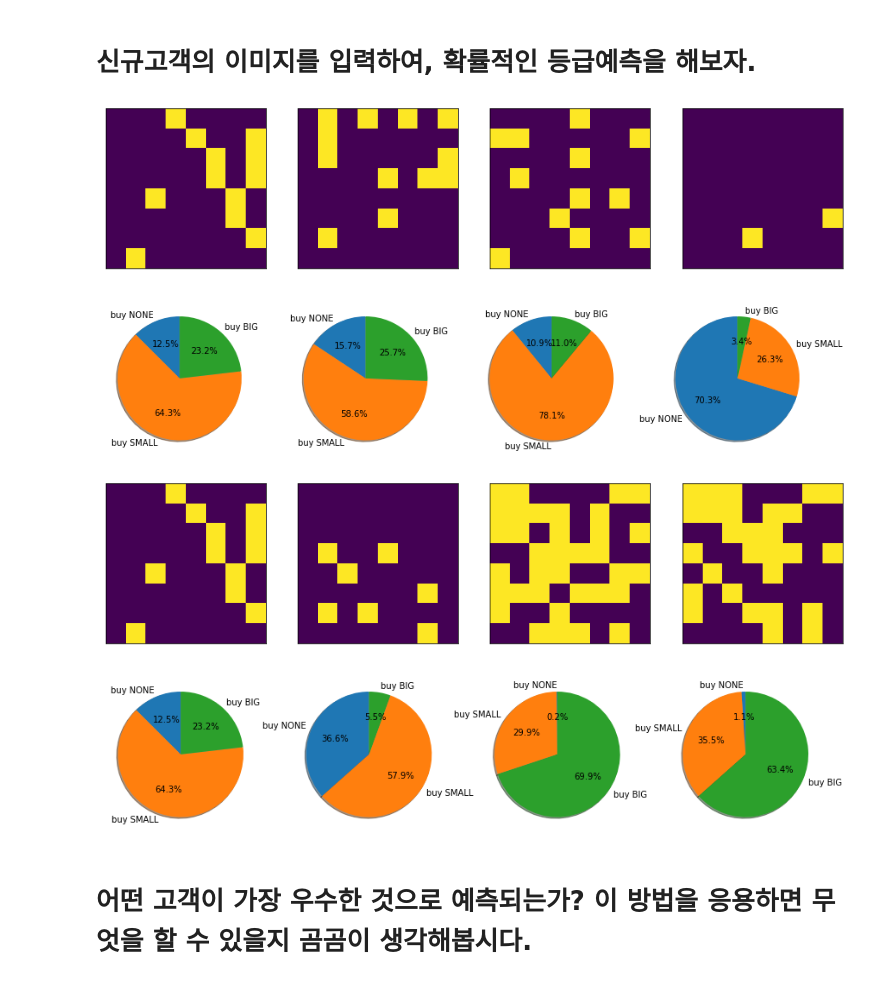
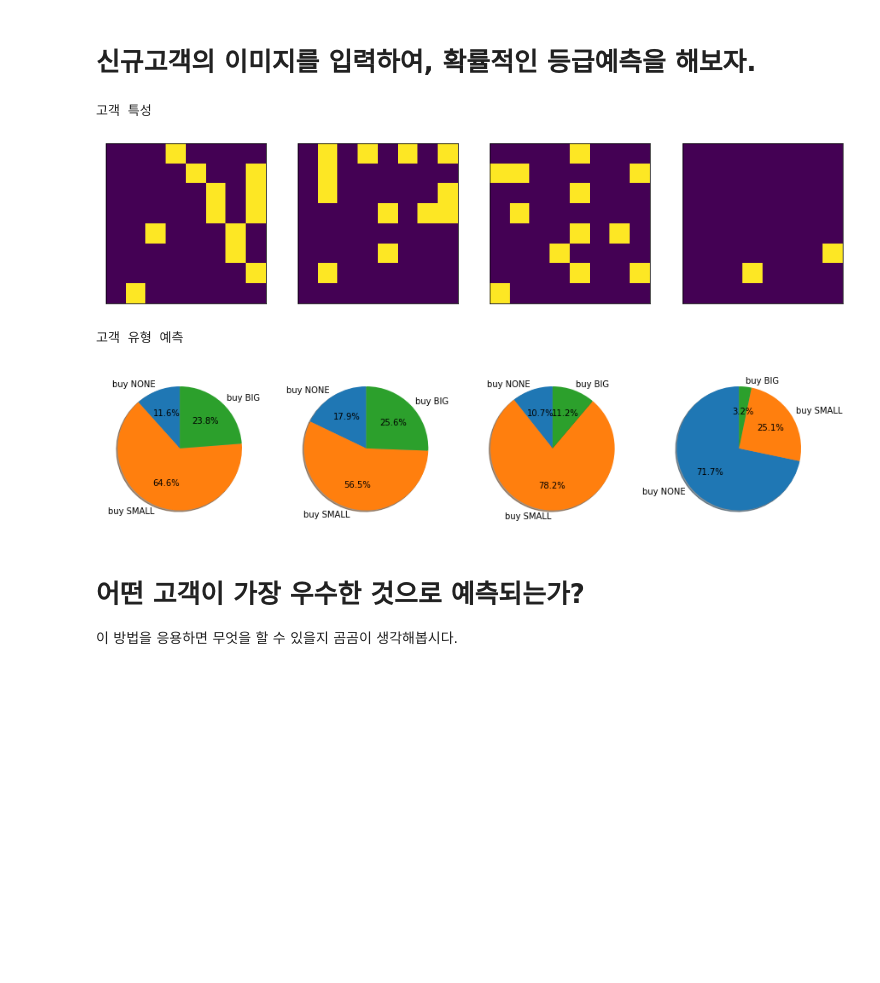
Before and after one commit to hongjai-rhee/public, a Jupyter notebook: 고객등급예측.ipynb, the cells around one changed output. Drawn from its saved outputs; the diff is of its cells as text; code cells hidden in the pictures; blank space fills up the shorter version.

```diff
--- a/고객등급예측.ipynb
+++ b/고객등급예측.ipynb
@@ -155,33 +161,25 @@ _________________________________________________________________
 # %%
 # 예측하기
 x_new= x_test; yhat = model.predict(x_new)
 z_new =x_new.reshape(x_new.shape[0], 8,8)
-
+print('고객 특성')
 plt.figure(figsize=(15,15))
 for i in range(4) :
     plt.subplot(1,4,i+1); plt.xticks([]);plt.yticks([]);plt.grid(False); plt.imshow(z_new[i])
 plt.show()
+print('고객 유형 예측')
 plt.figure(figsize=(15,15))
 for i in range(4) :
     plt.subplot(1,4, i+1); plt.xticks([]);plt.yticks([]);plt.grid(False);
     ratio = yhat[i]; plt.pie(ratio, labels=class_names, shadow=True, startangle=90, autopct='%0.1f%%');
 plt.show()
 
-k=7
-plt.figure(figsize=(15,15))
-for i in range(4) :
-    plt.subplot(1,4,i+1); plt.xticks([]);plt.yticks([]);plt.grid(False); plt.imshow(z_new[k*i])
-plt.show()
-plt.figure(figsize=(15,15))
-for i in range(4) :
-    plt.subplot(1,4, i+1); plt.xticks([]);plt.yticks([]);plt.grid(False);
-    ratio = yhat[k*i]; plt.pie(ratio, labels=class_names, shadow=True, startangle=90, autopct='%0.1f%%');
-plt.show()
 #EOF
 # %% [output]
+고객 특성
 [figure]
+고객 유형 예측
-[figure, old version]
+[figure, new version]
-[figure, removed]
-[figure, removed]
 # %% [markdown]
-# 어떤 고객이 가장 우수한 것으로 예측되는가? 이 방법을 응용하면 무엇을 할 수 있을지 곰곰이 생각해봅시다.
+# 어떤 고객이 가장 우수한 것으로 예측되는가?
+이 방법을 응용하면 무엇을 할 수 있을지 곰곰이 생각해봅시다.
```
Also changed, not shown: parts of 7 cells of this notebook.
